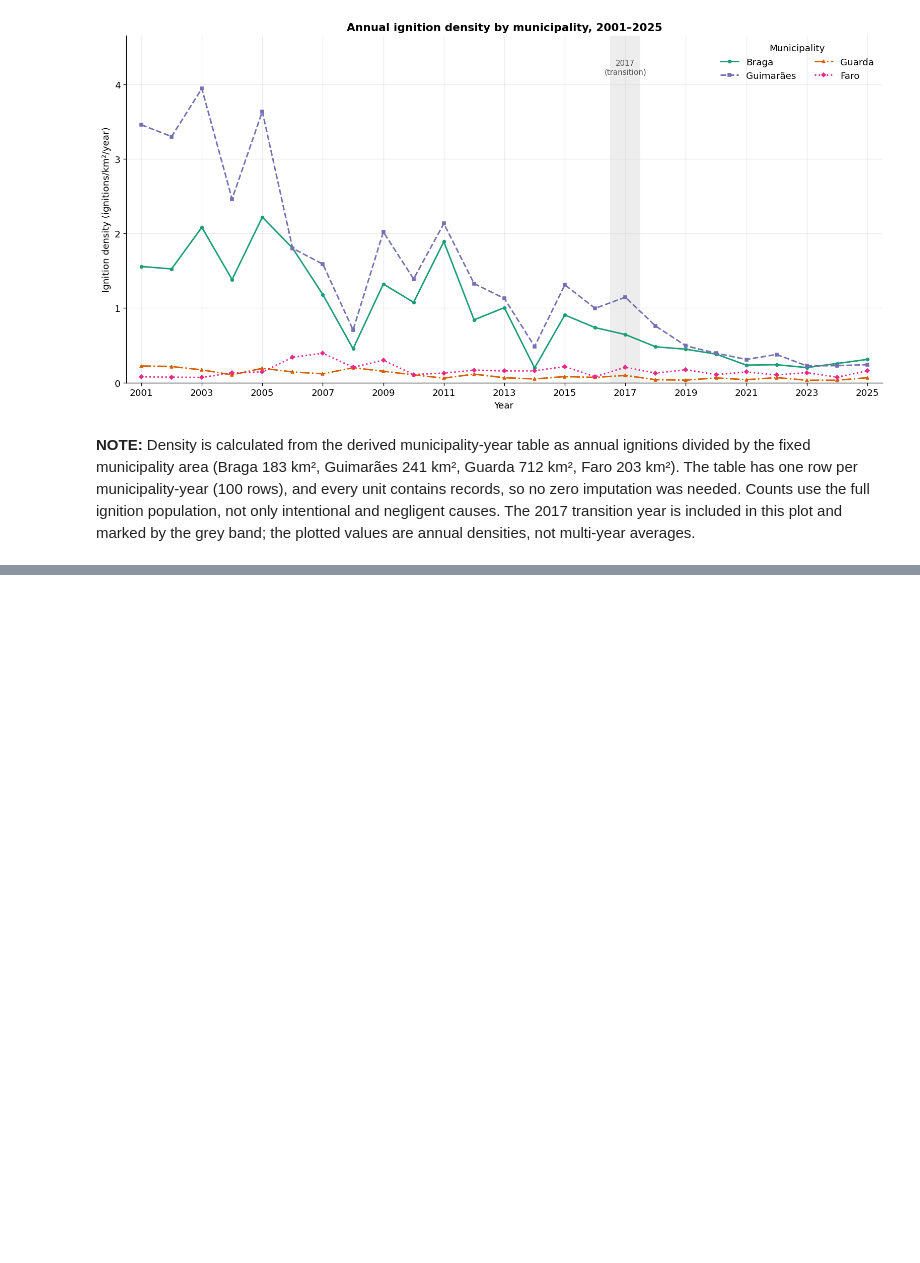
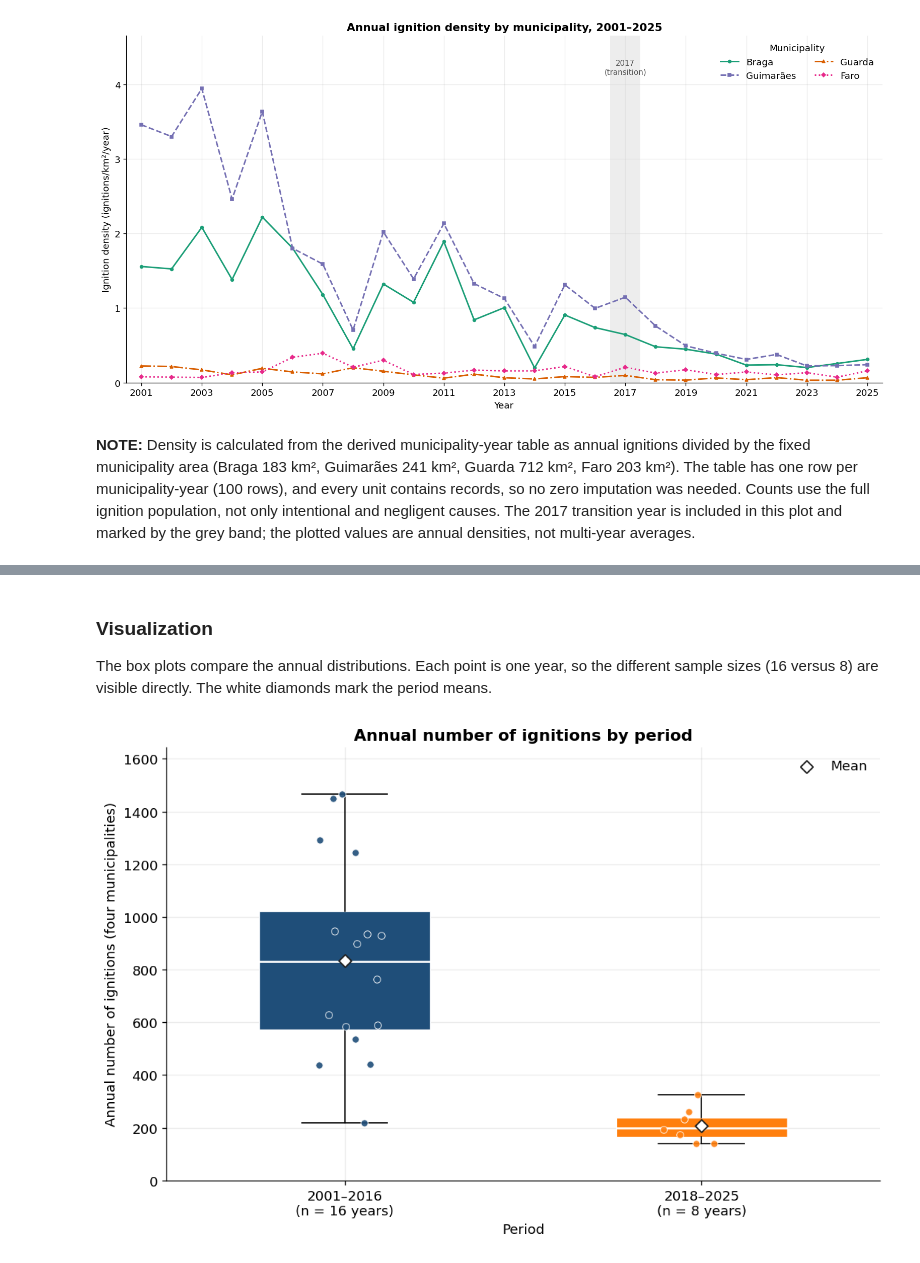
Before and after one commit to Rodrigosoares124/TEAM07-FCED, a Jupyter notebook: 00_scope_definition.ipynb, the cells around one changed output, grey strips where cells are left out. Saved outputs shown, nothing was run; the diff lists cells and outputs as text; code cells hidden in the pictures; blank space fills up the shorter version.

```diff
--- a/00_scope_definition.ipynb
+++ b/00_scope_definition.ipynb
@@ -2320,0 +3115,68 @@ IGNITION DENSITY CONCLUSIONS:
+# %% [markdown]
+### Visualization
+
+The box plots compare the annual distributions. Each point is one year, so the different sample sizes (16 versus 8) are visible directly. The white diamonds mark the period means.
+# %%
+# Box plots with the individual annual observations overlaid.
+rq2_groups = [rq2_pre, rq2_post]
+rq2_positions = np.arange(1, len(COMPARISON_PERIODS) + 1)
+rq2_rng = np.random.default_rng(2026)
+
+fig, ax = plt.subplots(figsize=(8.8, 5.8), constrained_layout=True)
+rq2_boxplot = ax.boxplot(
+    rq2_groups,
+    positions=rq2_positions,
+    widths=0.48,
+    patch_artist=True,
+    showfliers=False,
+    medianprops={"color": "white", "linewidth": 1.6},
+)
+for patch, period in zip(rq2_boxplot["boxes"], COMPARISON_PERIODS):
+    patch.set_facecolor(PERIOD_COLORS[period])
+    patch.set_edgecolor("white")
+    patch.set_linewidth(0.8)
+
+for position, values, period in zip(
+    rq2_positions, rq2_groups, COMPARISON_PERIODS
+):
+    jitter = rq2_rng.uniform(-0.11, 0.11, len(values))
+    ax.scatter(
+        position + jitter,
+        values,
+        s=32,
+        color=PERIOD_COLORS[period],
+        edgecolor="white",
+        linewidth=0.6,
+        alpha=0.9,
+        zorder=3,
+    )
+
+ax.scatter(
+    rq2_positions,
+    [values.mean() for values in rq2_groups],
+    marker="D",
+    s=52,
+    facecolor="white",
+    edgecolor="#222222",
+    linewidth=1.2,
+    zorder=4,
+    label="Mean",
+)
+
+ax.set_xticks(rq2_positions)
+ax.set_xticklabels([
+    f"{PERIOD_LABELS[period]}\n(n = {len(values)} years)"
+    for period, values in zip(COMPARISON_PERIODS, rq2_groups)
+])
+ax.set_xlim(0.5, len(COMPARISON_PERIODS) + 0.5)
+ax.set_ylim(0, max(max(values) for values in rq2_groups) * 1.12)
+ax.set_xlabel("Period")
+ax.set_ylabel("Annual number of ignitions (four municipalities)")
+ax.set_title("Annual number of ignitions by period")
+ax.grid(axis="y", alpha=0.25)
+ax.set_axisbelow(True)
+ax.legend(loc="upper right", frameon=False)
+plt.show()
+plt.close(fig)
+# %% [output]
+[figure, added]
```
Also changed, not shown: parts of 50 cells of this notebook.
